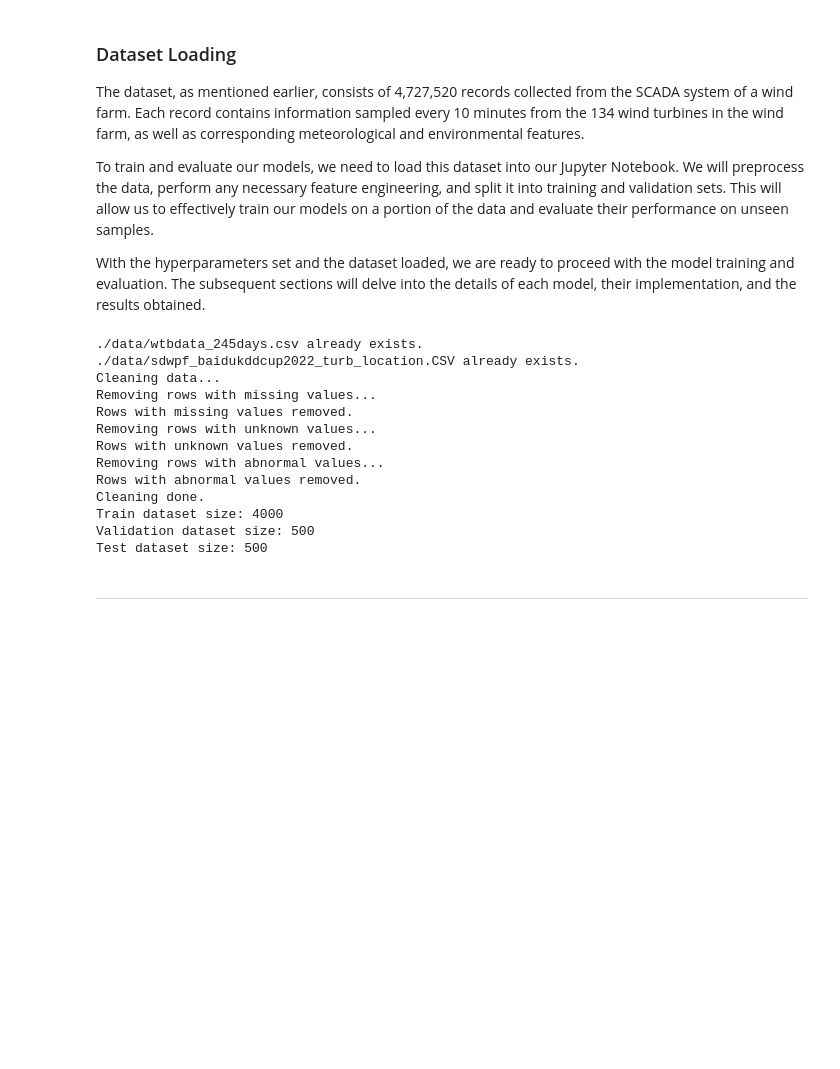
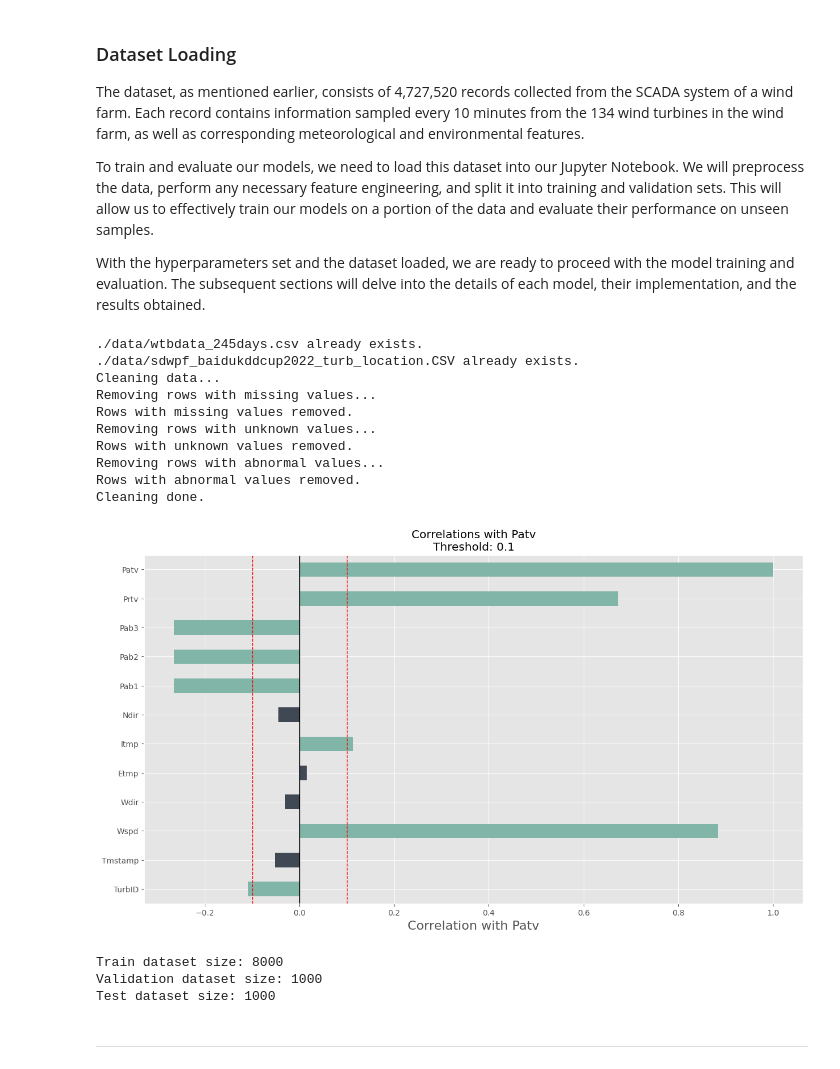
Before and after one commit to hectellian/wind-power-forecasting, a Jupyter notebook: wind_power_forecasting/results.ipynb, the cells around one changed output. Cells and saved outputs as stored; diff of their text form; code cells hidden in the pictures; blank space fills up the shorter version.

```diff
--- a/wind_power_forecasting/results.ipynb
+++ b/wind_power_forecasting/results.ipynb
@@ -110,6 +110,7 @@ print(f"Using {device} device.")
 SEQ_LEN = 1
 INPUT_SIZE = 11
 OUTPUT_SIZE = 1
+THRESHOLD = 0.1
 # %% [output]
 Using cuda device.
 # %% [markdown]
@@ -131,39 +132,42 @@ target_transform = MinMaxScaler()
 
 # Load the dataset
 dataset = CustomWindFarmDataset(data_dir, relative_position_file, q=SEQ_LEN, device=device, transform=transform.fit_transform, target_transform=target_transform.fit_transform)
-dataset = torch.utils.data.Subset(dataset, range(5_000))
 
-#patv_correlations = dataset.correlations("Patv")
-#print("Correlations : ", patv_correlations)
+dataset.plot_correlations("Patv", threshold=THRESHOLD)
+dataset.clean_correlations("Patv", threshold=THRESHOLD)
+INPUT_SIZE = dataset.features_size()
+
+dataset = torch.utils.data.Subset(dataset, range(10_000))
 
 # split the data into train and validation sets
 split_size = 0.8 # 80% of the dataset for training
 val_size = 0.5
 train_size = int(len(dataset)*split_size)
 val_size = int((len(dataset)-train_size)*val_size)
 
 # Create train 80 validation 10 test 10 split
 train_dataset = torch.utils.data.Subset(dataset, range(train_size))
 validation_dataset = torch.utils.data.Subset(dataset, range(train_size, train_size+val_size))
 test_dataset = torch.utils.data.Subset(dataset, range(train_size+val_size, len(dataset)))
 
 print(f"Train dataset size: {len(train_dataset)}")
 print(f"Validation dataset size: {len(validation_dataset)}")
 print(f"Test dataset size: {len(test_dataset)}")
 # %% [output]
 ./data/wtbdata_245days.csv already exists.
 ./data/sdwpf_baidukddcup2022_turb_location.CSV already exists.
 Cleaning data...
 Removing rows with missing values...
 Rows with missing values removed.
 Removing rows with unknown values...
 Rows with unknown values removed.
 Removing rows with abnormal values...
 Rows with abnormal values removed.
 Cleaning done.
-Train dataset size: 4000
-Validation dataset size: 500
-Test dataset size: 500
+[figure, added]
+Train dataset size: 8000
+Validation dataset size: 1000
+Test dataset size: 1000
 # %% [markdown]
 ---
 # %% [markdown]
```
Also changed, not shown: parts of 5 cells of this notebook, 7 other files.
